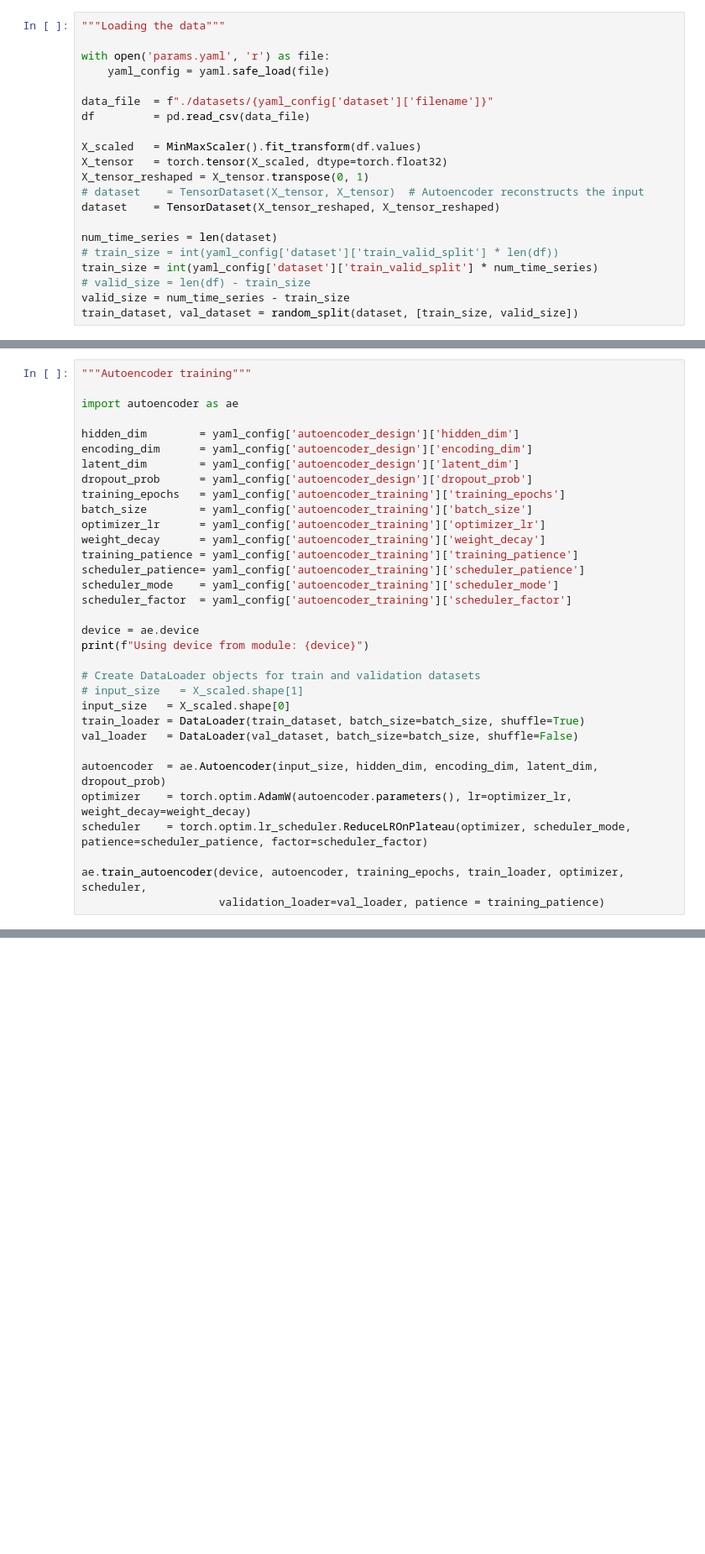
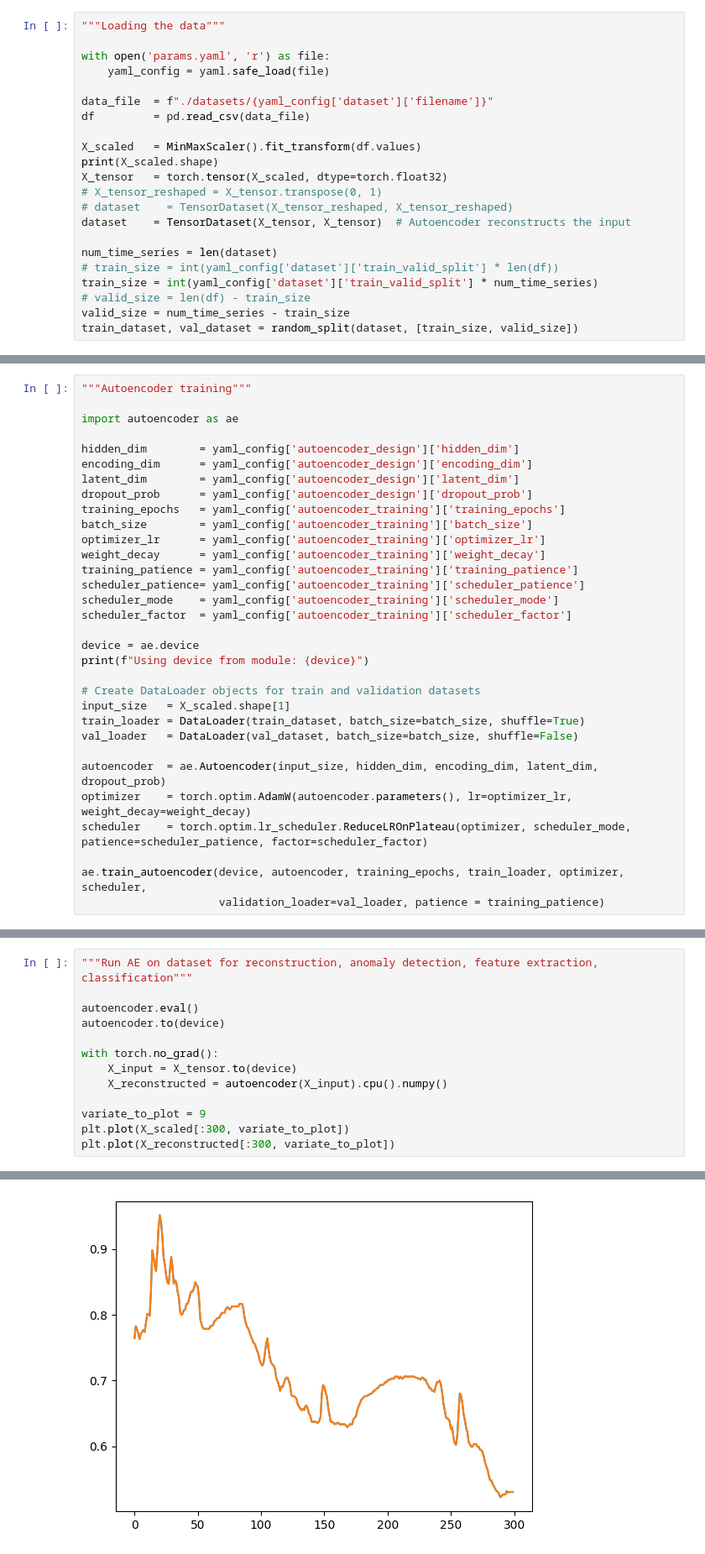
Before and after one commit to abiadf/silofuse_timeseries, a Jupyter notebook: silofuse_notebook.ipynb, the cells around one changed output, grey strips where cells are left out. Shown: that part at 84% size. Drawn from its saved outputs; the diff is of its cells as text; blank space fills up the shorter version.

```diff
--- a/silofuse_notebook.ipynb
+++ b/silofuse_notebook.ipynb
@@ -28,10 +34,11 @@ data_file  = f"./datasets/{yaml_config['dataset']['filename']}"
 df         = pd.read_csv(data_file)
 
 X_scaled   = MinMaxScaler().fit_transform(df.values)
+print(X_scaled.shape)
 X_tensor   = torch.tensor(X_scaled, dtype=torch.float32)
-X_tensor_reshaped = X_tensor.transpose(0, 1)
-# dataset    = TensorDataset(X_tensor, X_tensor)  # Autoencoder reconstructs the input
-dataset    = TensorDataset(X_tensor_reshaped, X_tensor_reshaped)
+# X_tensor_reshaped = X_tensor.transpose(0, 1)
+# dataset    = TensorDataset(X_tensor_reshaped, X_tensor_reshaped)
+dataset    = TensorDataset(X_tensor, X_tensor)  # Autoencoder reconstructs the input
 
 num_time_series = len(dataset)
 # train_size = int(yaml_config['dataset']['train_valid_split'] * len(df))
@@ -61,8 +70,7 @@ device = ae.device
 print(f"Using device from module: {device}")
 
 # Create DataLoader objects for train and validation datasets
-# input_size   = X_scaled.shape[1]
-input_size   = X_scaled.shape[0]
+input_size   = X_scaled.shape[1]
 train_loader = DataLoader(train_dataset, batch_size=batch_size, shuffle=True)
 val_loader   = DataLoader(val_dataset, batch_size=batch_size, shuffle=False)
 
@@ -187,0 +101,14 @@ Can be for reconstruction, anomaly detection, feature extraction, classification
+# %%
+"""Run AE on dataset for reconstruction, anomaly detection, feature extraction, classification"""
+
+autoencoder.eval()
+autoencoder.to(device)
+
+with torch.no_grad():
+    X_input = X_tensor.to(device)
+    X_reconstructed = autoencoder(X_input).cpu().numpy()
+
+variate_to_plot = 9
+plt.plot(X_scaled[:300, variate_to_plot])
+plt.plot(X_reconstructed[:300, variate_to_plot])
+# %% [output]
@@ -187,0 +116 @@ Can be for reconstruction, anomaly detection, feature extraction, classification
+[figure, added]
```
Also changed, not shown: parts of 12 cells of this notebook, 4 other files.
